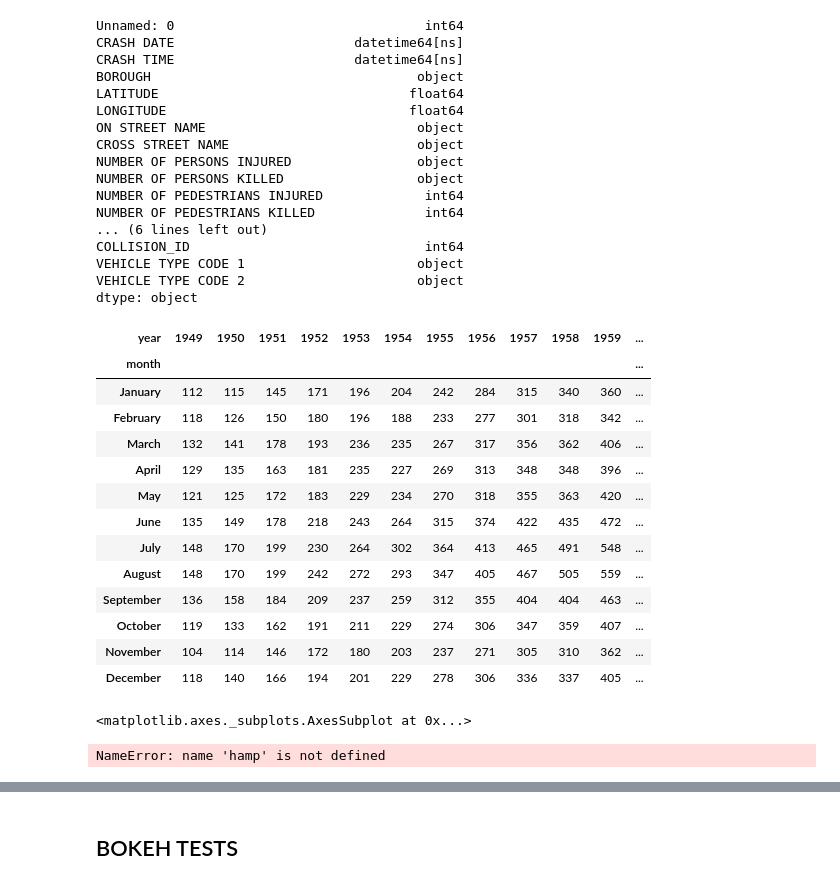
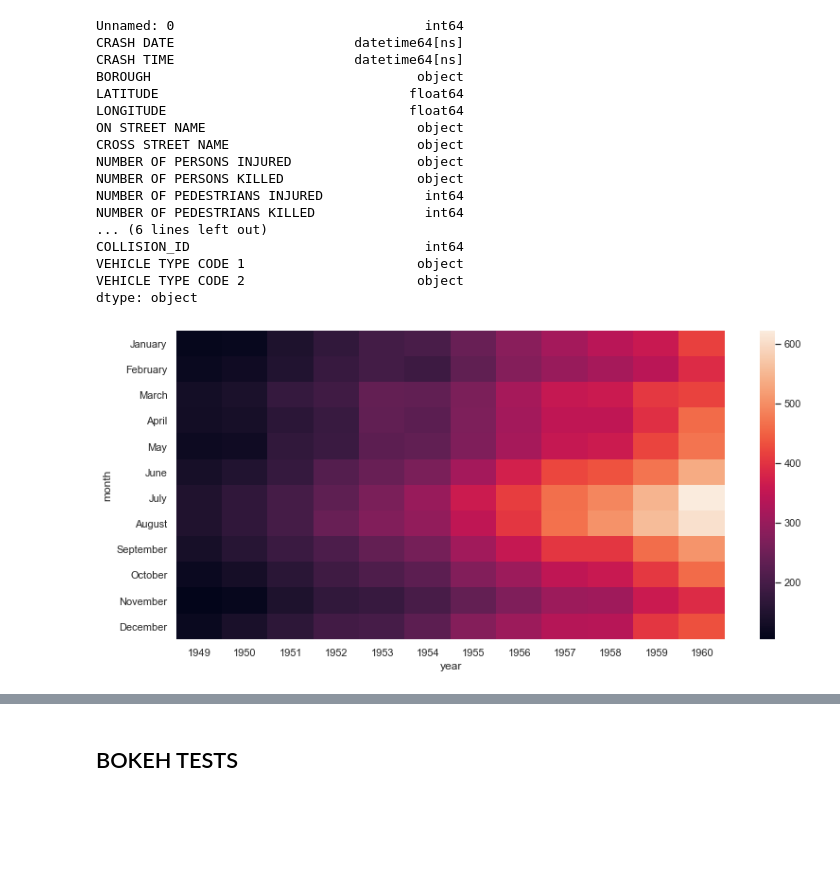
Before and after one commit to Strandgaard96/vehicle_collision_webpage, a Jupyter notebook: Magnus_final_project_crash.ipynb, the cells around one changed output, grey strips where cells are left out. Drawn from its saved outputs; the diff is of its cells as text; code cells hidden in the pictures; blank space fills up the shorter version.

Commit message:
Added heatmap and part of horizontal bar chart

```diff
--- a/Magnus_final_project_crash.ipynb
+++ b/Magnus_final_project_crash.ipynb
@@ -69,29 +80,9 @@ dtype: object
 # %%
 flights = sns.load_dataset("flights")
 flights = flights.pivot("month", "year", "passengers")
-#ax = sns.heatmap(flights)
-flights
+ax = sns.heatmap(flights)
 # %% [output]
-| year | 1949 | 1950 | 1951 | 1952 | 1953 | 1954 | 1955 | 1956 | 1957 | 1958 | 1959 | ... |
-| month |  |  |  |  |  |  |  |  |  |  |  | ... |
-| January | 112 | 115 | 145 | 171 | 196 | 204 | 242 | 284 | 315 | 340 | 360 | ... |
-| February | 118 | 126 | 150 | 180 | 196 | 188 | 233 | 277 | 301 | 318 | 342 | ... |
-| March | 132 | 141 | 178 | 193 | 236 | 235 | 267 | 317 | 356 | 362 | 406 | ... |
-| April | 129 | 135 | 163 | 181 | 235 | 227 | 269 | 313 | 348 | 348 | 396 | ... |
-| May | 121 | 125 | 172 | 183 | 229 | 234 | 270 | 318 | 355 | 363 | 420 | ... |
-| June | 135 | 149 | 178 | 218 | 243 | 264 | 315 | 374 | 422 | 435 | 472 | ... |
-| July | 148 | 170 | 199 | 230 | 264 | 302 | 364 | 413 | 465 | 491 | 548 | ... |
-| August | 148 | 170 | 199 | 242 | 272 | 293 | 347 | 405 | 467 | 505 | 559 | ... |
-| September | 136 | 158 | 184 | 209 | 237 | 259 | 312 | 355 | 404 | 404 | 463 | ... |
-| October | 119 | 133 | 162 | 191 | 211 | 229 | 274 | 306 | 347 | 359 | 407 | ... |
-| November | 104 | 114 | 146 | 172 | 180 | 203 | 237 | 271 | 305 | 310 | 362 | ... |
-| December | 118 | 140 | 166 | 194 | 201 | 229 | 278 | 306 | 336 | 337 | 405 | ... |
+[figure, added]
 # %%
 hmap = df_crash.groupby([df_crash['CRASH DATE'].dt.month, df_crash['CRASH DATE'].dt.year])
-hmap.size().plot(kind='bar', color = 'green')
+hmap=hmap.size().unstack()
-# %% [output]
-<matplotlib.axes._subplots.AxesSubplot at 0x...>
-# %%
-hamp
-# %% [output]
-NameError: name 'hamp' is not defined
```
Also changed, not shown: parts of 15 cells of this notebook, 2 other files.
